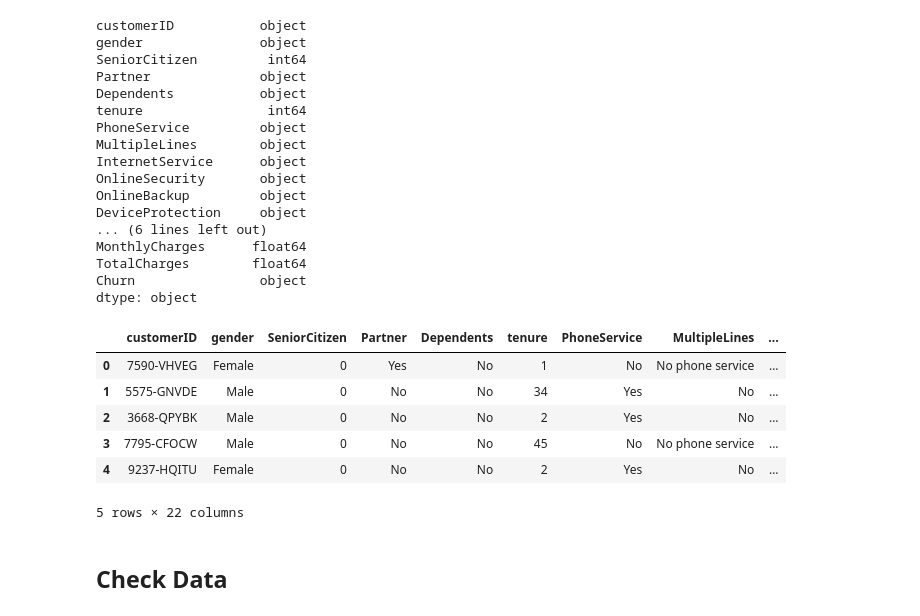
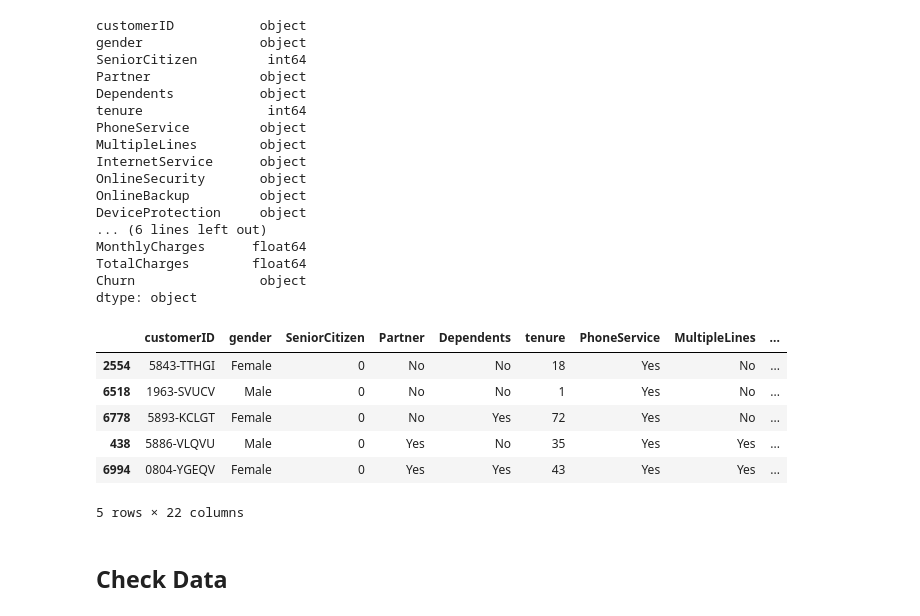
Before and after one commit to agungperdananto/data-mining-course, a Jupyter notebook: supervised_learning/model_churn_final.ipynb, the cells around one changed output. Cells and saved outputs as stored; diff of their text form; code cells hidden in the pictures.

```diff
--- a/supervised_learning/model_churn_final.ipynb
+++ b/supervised_learning/model_churn_final.ipynb
@@ -61,15 +68,15 @@ col_num=['tenure','MonthlyCharges','TotalCharges']
 data['actual_churn']=(data['Churn']=='Yes').astype(int)
 target=['actual_churn']
-# %%
-data.head()
-# %% [output]
-|  | customerID | gender | SeniorCitizen | Partner | Dependents | tenure | PhoneService | MultipleLines | ... |
-| 0 | 7590-VHVEG | Female | 0 | Yes | No | 1 | No | No phone service | ... |
-| 1 | 5575-GNVDE | Male | 0 | No | No | 34 | Yes | No | ... |
-| 2 | 3668-QPYBK | Male | 0 | No | No | 2 | Yes | No | ... |
-| 3 | 7795-CFOCW | Male | 0 | No | No | 45 | No | No phone service | ... |
-| 4 | 9237-HQITU | Female | 0 | No | No | 2 | Yes | No | ... |
-5 rows × 22 columns
+# %%
+data.sample(5)
+# %% [output]
+|  | customerID | gender | SeniorCitizen | Partner | Dependents | tenure | PhoneService | MultipleLines | ... |
+| 2554 | 5843-TTHGI | Female | 0 | No | No | 18 | Yes | No | ... |
+| 6518 | 1963-SVUCV | Male | 0 | No | No | 1 | Yes | No | ... |
+| 6778 | 5893-KCLGT | Female | 0 | No | Yes | 72 | Yes | No | ... |
+| 438 | 5886-VLQVU | Male | 0 | Yes | No | 35 | Yes | Yes | ... |
+| 6994 | 0804-YGEQV | Female | 0 | Yes | Yes | 43 | Yes | Yes | ... |
+5 rows × 22 columns
 # %% [markdown]
 ## Check Data
 # %%
```
Also changed, not shown: parts of 28 cells of this notebook.
